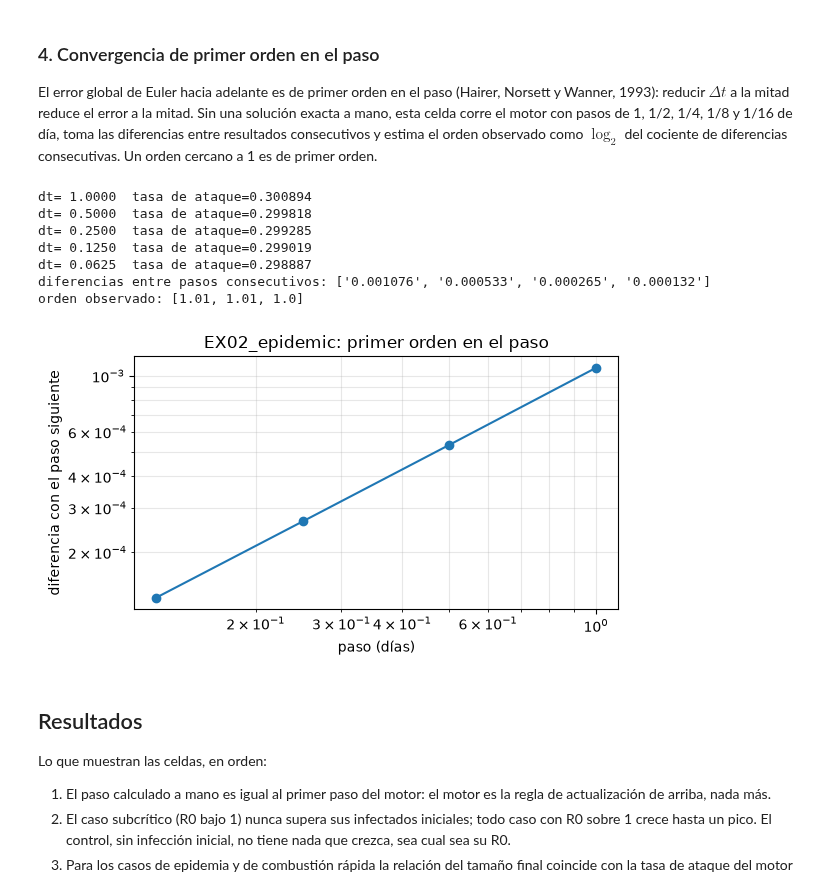
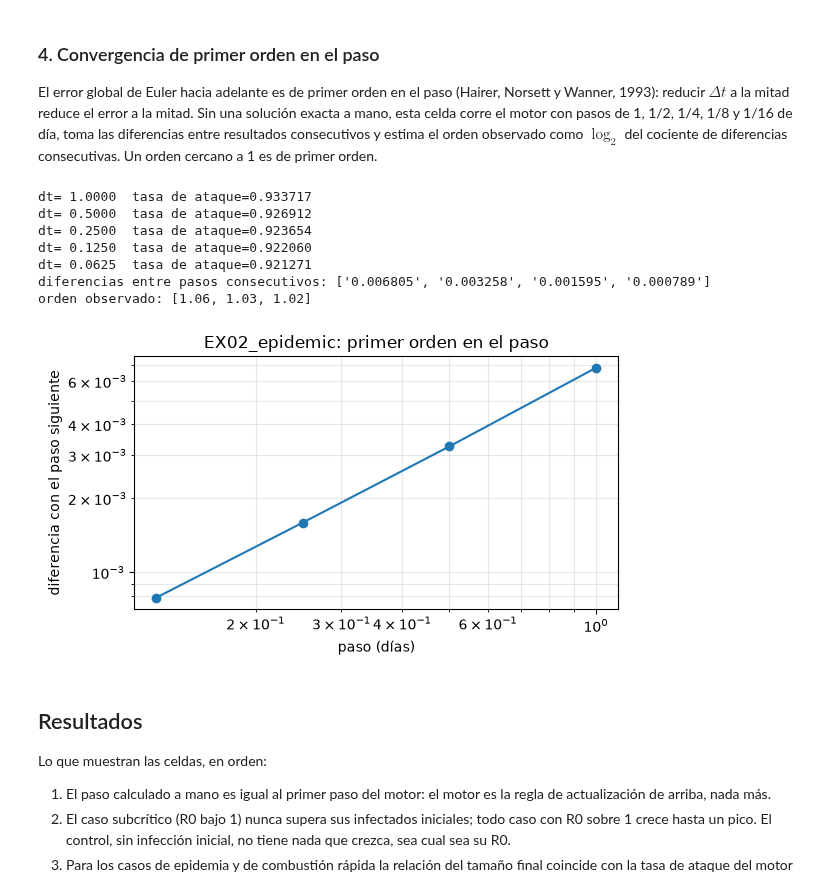
Before and after one commit to fsantibanezleal/CAOS_PRODUCT_TEMPLATE, a Jupyter notebook: notebooks/es/01-getting-started/02-the-method-step-by-step.ipynb, the cells around one changed output. Drawn from its saved outputs; the diff is of its cells as text; code cells hidden in the pictures.

```diff
--- a/notebooks/es/01-getting-started/02-the-method-step-by-step.ipynb
+++ b/notebooks/es/01-getting-started/02-the-method-step-by-step.ipynb
@@ -182,33 +173,34 @@ EX04_slow_spread    1.20   0.3137   0.2993  -0.0144        0.002890
 El error global de Euler hacia adelante es de primer orden en el paso (Hairer, Norsett y Wanner, 1993): reducir $\Delta t$ a la mitad reduce el error a la mitad. Sin una solución exacta a mano, esta celda corre el motor con pasos de 1, 1/2, 1/4, 1/8 y 1/16 de día, toma las diferencias entre resultados consecutivos y estima el orden observado como $\log_2$ del cociente de diferencias consecutivas. Un orden cercano a 1 es de primer orden.
 # %%
 # Correr el motor con cinco pasos, diferenciar las tasas de ataque y estimar el orden observado
+p = params_of("EX02_epidemic")
 steps = [1.0, 0.5, 0.25, 0.125, 0.0625]
 attack = [simulate(p, dt=h).attack_rate for h in steps]
 diffs = np.abs(np.diff(attack))
 orders = np.log2(diffs[:-1] / diffs[1:])
 
 for h, a in zip(steps, attack):
     print(f"dt={h:7.4f}  tasa de ataque={a:.6f}")
 print("diferencias entre pasos consecutivos:", [f"{d:.6f}" for d in diffs])
 print("orden observado:", [round(float(o), 2) for o in orders])
 
 fig, ax = plt.subplots(figsize=(6, 3.5))
 ax.loglog(steps[:-1], diffs, "o-")
 ax.set_xlabel("paso (días)")
 ax.set_ylabel("diferencia con el paso siguiente")
 ax.set_title("EX02_epidemic: primer orden en el paso")
 ax.grid(True, which="both", alpha=0.3)
 fig.tight_layout()
 plt.show()
 # %% [output]
-dt= 1.0000  tasa de ataque=0.300894
-dt= 0.5000  tasa de ataque=0.299818
-dt= 0.2500  tasa de ataque=0.299285
-dt= 0.1250  tasa de ataque=0.299019
-dt= 0.0625  tasa de ataque=0.298887
-diferencias entre pasos consecutivos: ['0.001076', '0.000533', '0.000265', '0.000132']
-orden observado: [1.01, 1.01, 1.0]
+dt= 1.0000  tasa de ataque=0.933717
+dt= 0.5000  tasa de ataque=0.926912
+dt= 0.2500  tasa de ataque=0.923654
+dt= 0.1250  tasa de ataque=0.922060
+dt= 0.0625  tasa de ataque=0.921271
+diferencias entre pasos consecutivos: ['0.006805', '0.003258', '0.001595', '0.000789']
+orden observado: [1.06, 1.03, 1.02]
-[figure, old version]
+[figure, new version]
 # %% [markdown]
 ## Resultados
 
```
Also changed, not shown: parts of 3 cells of this notebook, 19 other files.
